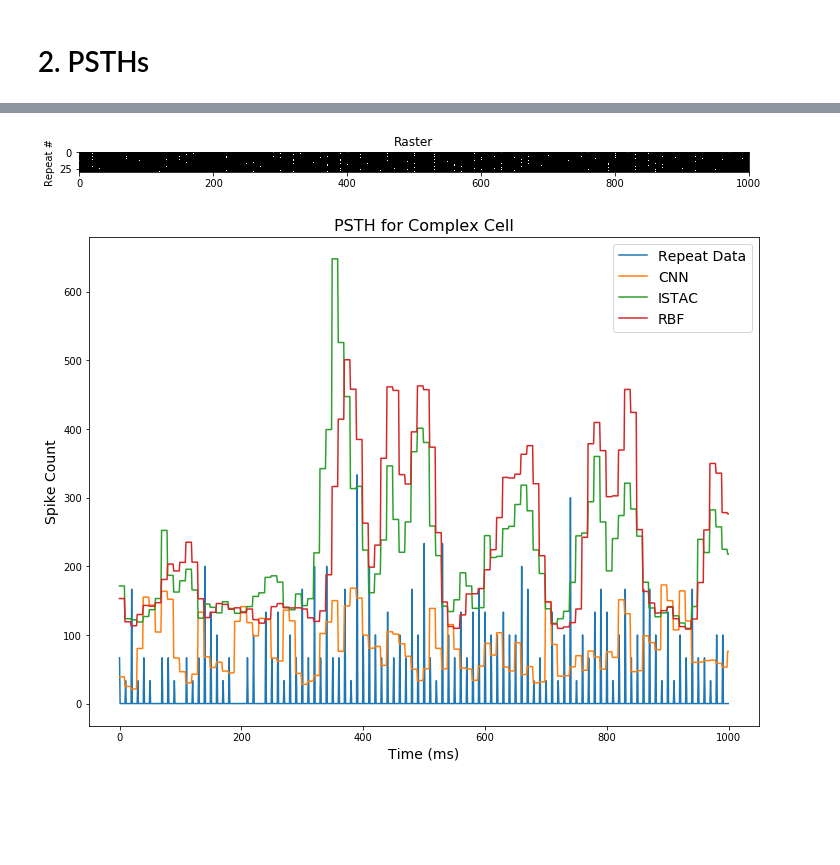
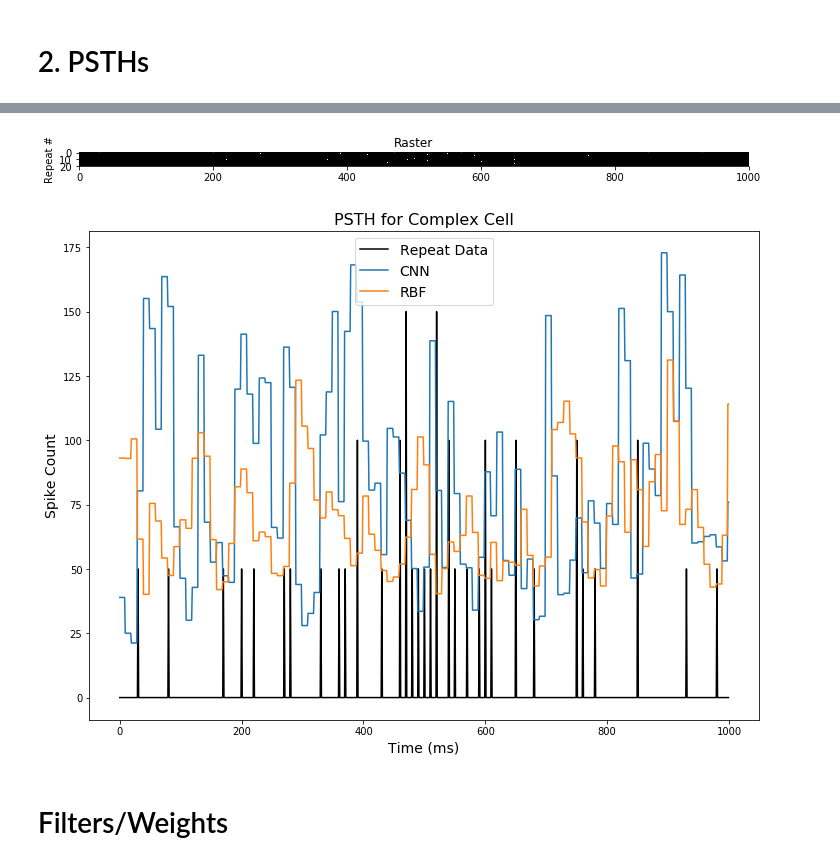
Before and after one commit to tedmoskovitz/DeepEncoding, a Jupyter notebook: Visualization.ipynb, the cells around one changed output, grey strips where cells are left out. Drawn from its saved outputs; the diff is of its cells as text; code cells hidden in the pictures; blank space fills up the shorter version.

Commit message:
update plots

```diff
--- a/Visualization.ipynb
+++ b/Visualization.ipynb
@@ -50,7 +54,7 @@ lnp_models = ['istac', 'cbf', 'rbf']
 
 **heatmaps:**
 # %%
-ctype = 'simple'
+ctype = 'complex'
 mtype = 'cnn'
 metric = 'r2'
 
@@ -85,0 +100,34 @@ plt.show()
+# %%
+ctype = 'simple'
+metric = 'r2'
+
+rpt_r2s = []
+for c in range(cell_nums[ctype]):
+    v1 = V1(ctype, c+1, verbose=False)
+    rpt_r2s.append(v1.r2)
+
+
+models = ['fc', 'rnn', 'cnn', 'istac', 'cbf', 'rbf']
+shape = {'fc':(4,9,cell_nums[ctype]), 'rnn':(3,5,cell_nums[ctype]), 'cnn':(4,6,cell_nums[ctype])}
+
+means = []
+stds = []
+
+for mtype in models:
+    data = np.genfromtxt('./SavedResults/' + ctype + '_' + mtype + '_' + metric + '.csv', delimiter=',')
+    if mtype in nn_models:
+        ndepths = hparams[mtype]['ndepths']
+        nwidths = hparams[mtype]['nwidths']
+        hidden_sizes = hparams[mtype]['h_sizes']
+        hidden_layers = hparams[mtype]['h_layers']
+        data = data.reshape(shape[mtype])
+        data_mean = np.mean(data, axis=2)
+        data_std = np.std(data, axis=2)
+        loc = np.where(data_mean == np.max(data_mean))
+        means.append(data_mean[loc[0][0], loc[1][0]])
+        stds.append(data_std[loc[0][0], loc[1][0]])
+    else:
+        data_mean = np.mean(data, axis=0)
+        means.append(data_mean[-1])
+        data_std = np.std(data, axis=0)
+        stds.append(data_std[-1])
@@ -100,7 +167,7 @@ def plot_psth(models, celltype, cell_num, metric='r2', data=None, window=(0,-1))
     plt.show()
 
 
-    plt.plot(v1.psth[window[0]:window[1]], label='Repeat Data')
+    plt.plot(v1.psth[window[0]:window[1]], label='Repeat Data', color='black')
 
 
     for m in models:
@@ -110,7 +177,7 @@ def plot_psth(models, celltype, cell_num, metric='r2', data=None, window=(0,-1))
             nn = get_nn_model(celltype, m, metric=metric, verbose=False)
             rpt_preds = nn.predict(v1.X_rpt)
         elif m in lnp_models:
-            rpt_preds = np.asarray(eng.lnp_predict(celltype, m, v1.rpt_file)) /.5
+            rpt_preds = np.asarray(eng.lnp_predict(celltype, m, v1.rpt_file))
         model_psth = v1.convert_psth(rpt_preds)
         plt.plot(model_psth[window[0]:window[1]], label=m.upper())
 
@@ -122,7 +196,9 @@ def plot_psth(models, celltype, cell_num, metric='r2', data=None, window=(0,-1))
 # %%
-models = ['cnn', 'istac', 'rbf']
+models = ['cnn', 'rbf']
 ctype = 'complex'
-plot_psth(models, ctype, 9, window=(1000,2000))
+plot_psth(models, ctype, 3, metric='r2', window=(1000,2000))
 # %% [output]
-[figure, old version]
+[figure, new version]
-[figure, old version]
+[figure, new version]
+# %% [markdown]
+# Filters/Weights
```
Also changed, not shown: parts of 15 cells of this notebook.
